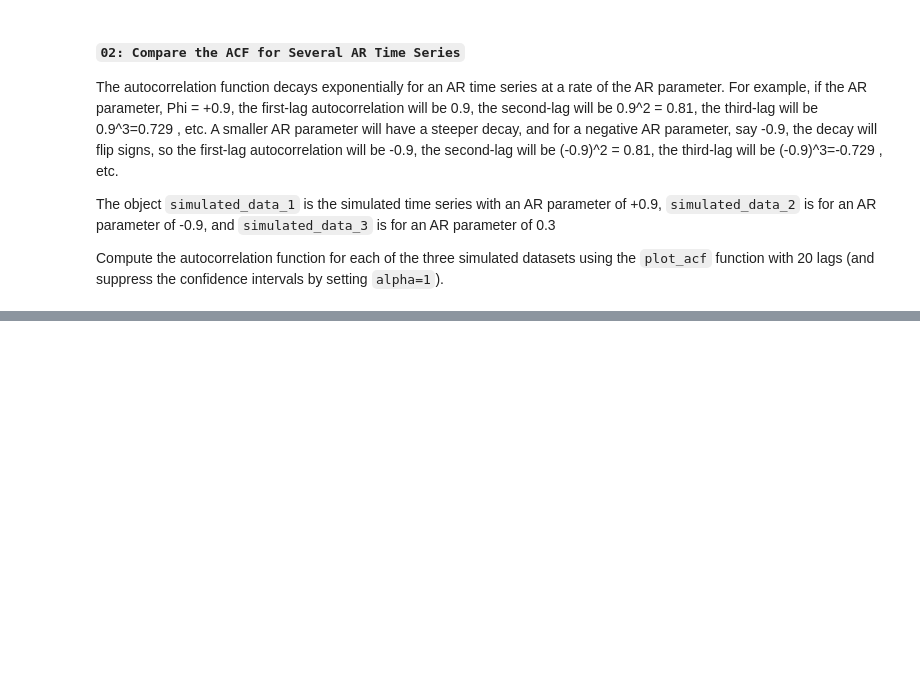
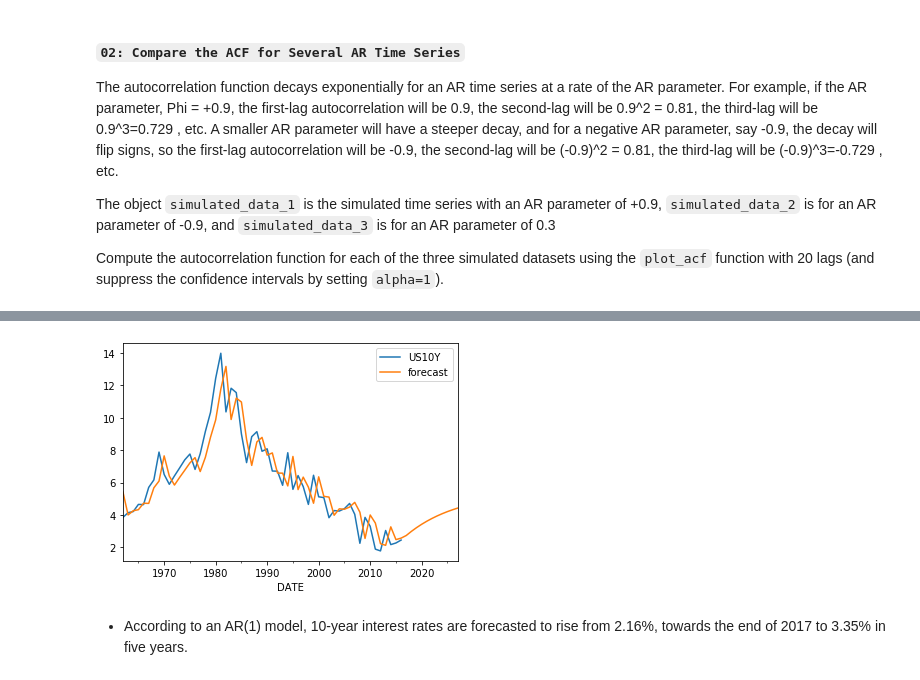
Before and after one commit to AI-MOO/Time_Series_Datacamp, a Jupyter notebook: 02_Time_Series_Analysis_in_Python/03_Autoregressive_AR_Models.ipynb, the cells around one changed output, grey strips where cells are left out. Saved outputs shown, nothing was run; the diff lists cells and outputs as text; code cells hidden in the pictures; blank space fills up the shorter version.

```diff
--- a/02_Time_Series_Analysis_in_Python/03_Autoregressive_AR_Models.ipynb
+++ b/02_Time_Series_Analysis_in_Python/03_Autoregressive_AR_Models.ipynb
@@ -107,0 +203,5 @@ plt.show()
+# %%
+US10Y = pd.read_csv("datasets/US10Y_2.csv", index_col='DATE')
+US10Y.index = pd.to_datetime(US10Y.index)
+interest_rate_data = US10Y['US10Y']
+interest_rate_data[:5]
@@ -107,0 +216,14 @@ plt.show()
+# %%
+# Forecast interst rates using an AR(1) model
+mod = ARIMA(interest_rate_data, order=(1,0,0))
+res = mod.fit()
+
+# Plot the data and the forecast
+fig, ax = plt.subplots()
+interest_rate_data.plot(ax=ax)
+plot_predict(res, start=0, end='2027', alpha=None, ax=ax)
+plt.show()
+# %% [output]
+[figure, added]
+# %% [markdown]
+- According to an AR(1) model, 10-year interest rates are forecasted to rise from 2.16%, towards the end of 2017 to 3.35% in five years.
```
Also changed, not shown: parts of 23 cells of this notebook.
